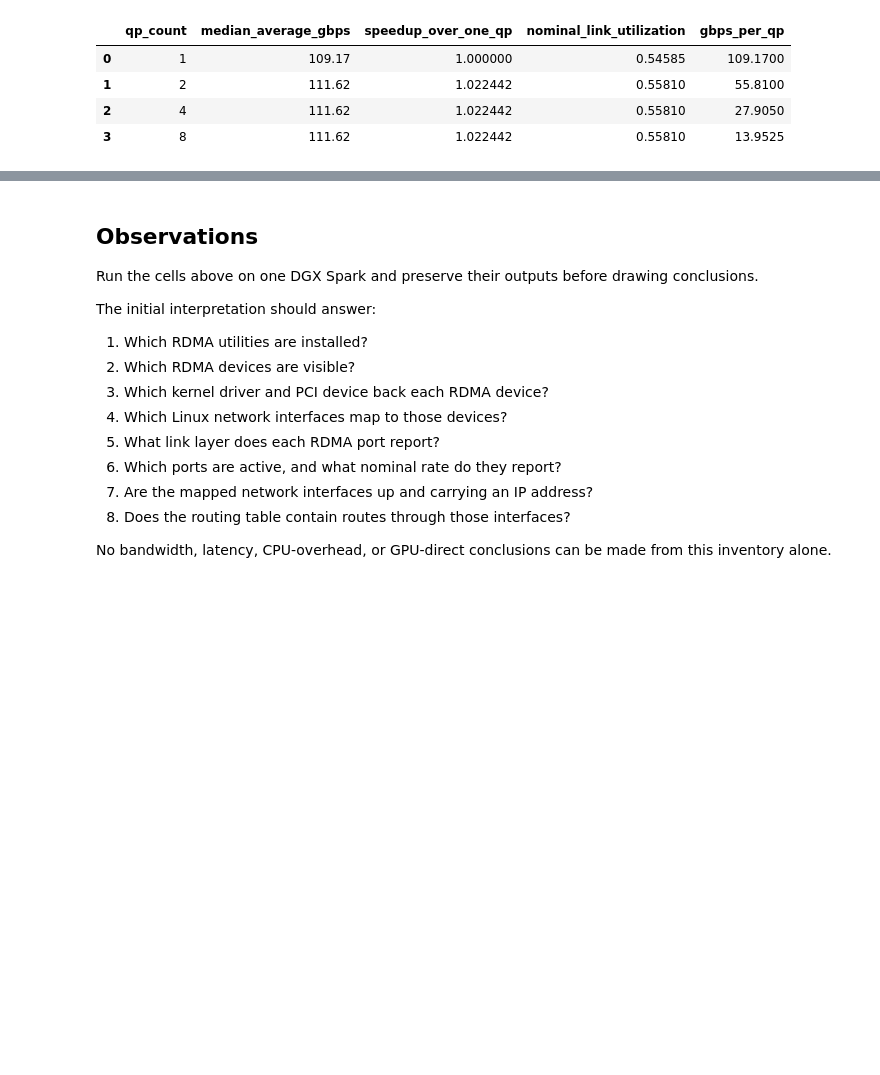
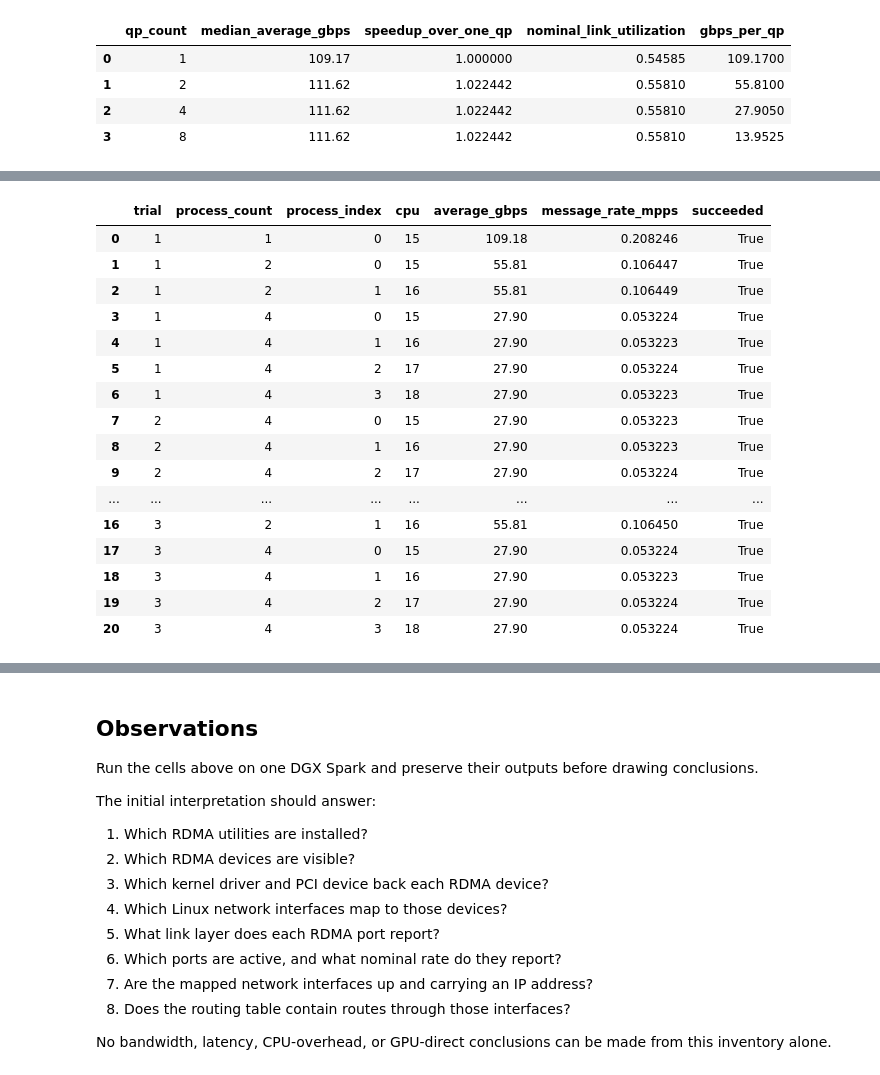
Before and after one commit to coert/dgx-spark-lab, a Jupyter notebook: experiments/00-foundations/09-rdma-fundamentals.ipynb, the cells around one changed output, grey strips where cells are left out. Cells and saved outputs as stored; diff of their text form; code cells hidden in the pictures; blank space fills up the shorter version.

Commit message:
Measure parallel RDMA bandwidth scaling

```diff
--- a/experiments/00-foundations/09-rdma-fundamentals.ipynb
+++ b/experiments/00-foundations/09-rdma-fundamentals.ipynb
@@ -2816,0 +2837,13 @@ display(
+# %%
+PARALLEL_PROCESS_COUNTS = (1, 2, 4)
+PARALLEL_PROCESS_CPUS = (15, 16, 17, 18)
+
+PARALLEL_BANDWIDTH_TRIALS = 3
+PARALLEL_BANDWIDTH_MESSAGE_BYTES = 65_536
+PARALLEL_BANDWIDTH_DURATION_SECONDS = 5
+
+PARALLEL_BANDWIDTH_PATH = {
+    "path": "10.201",
+    "peer_address": "10.201.0.2",
+    "rdma_device": "rocep1s0f1",
+}
@@ -2816,0 +3109,32 @@ display(
+# %%
+display(
+    parallel_bandwidth_processes_df[
+        [
+            "trial",
+            "process_count",
+            "process_index",
+            "cpu",
+            "average_gbps",
+            "message_rate_mpps",
+            "succeeded",
+        ]
+    ]
+)
+# %% [output]
+|  | trial | process_count | process_index | cpu | average_gbps | message_rate_mpps | succeeded |
+| 0 | 1 | 1 | 0 | 15 | 109.18 | 0.208246 | True |
+| 1 | 1 | 2 | 0 | 15 | 55.81 | 0.106447 | True |
+| 2 | 1 | 2 | 1 | 16 | 55.81 | 0.106449 | True |
+| 3 | 1 | 4 | 0 | 15 | 27.90 | 0.053224 | True |
+| 4 | 1 | 4 | 1 | 16 | 27.90 | 0.053223 | True |
+| 5 | 1 | 4 | 2 | 17 | 27.90 | 0.053224 | True |
+| 6 | 1 | 4 | 3 | 18 | 27.90 | 0.053223 | True |
+| 7 | 2 | 4 | 0 | 15 | 27.90 | 0.053223 | True |
+| 8 | 2 | 4 | 1 | 16 | 27.90 | 0.053223 | True |
+| 9 | 2 | 4 | 2 | 17 | 27.90 | 0.053224 | True |
+| ... | ... | ... | ... | ... | ... | ... | ... |
+| 16 | 3 | 2 | 1 | 16 | 55.81 | 0.106450 | True |
+| 17 | 3 | 4 | 0 | 15 | 27.90 | 0.053224 | True |
+| 18 | 3 | 4 | 1 | 16 | 27.90 | 0.053223 | True |
+| 19 | 3 | 4 | 2 | 17 | 27.90 | 0.053224 | True |
+| 20 | 3 | 4 | 3 | 18 | 27.90 | 0.053224 | True |
```
Also changed, not shown: parts of 5 cells of this notebook.
